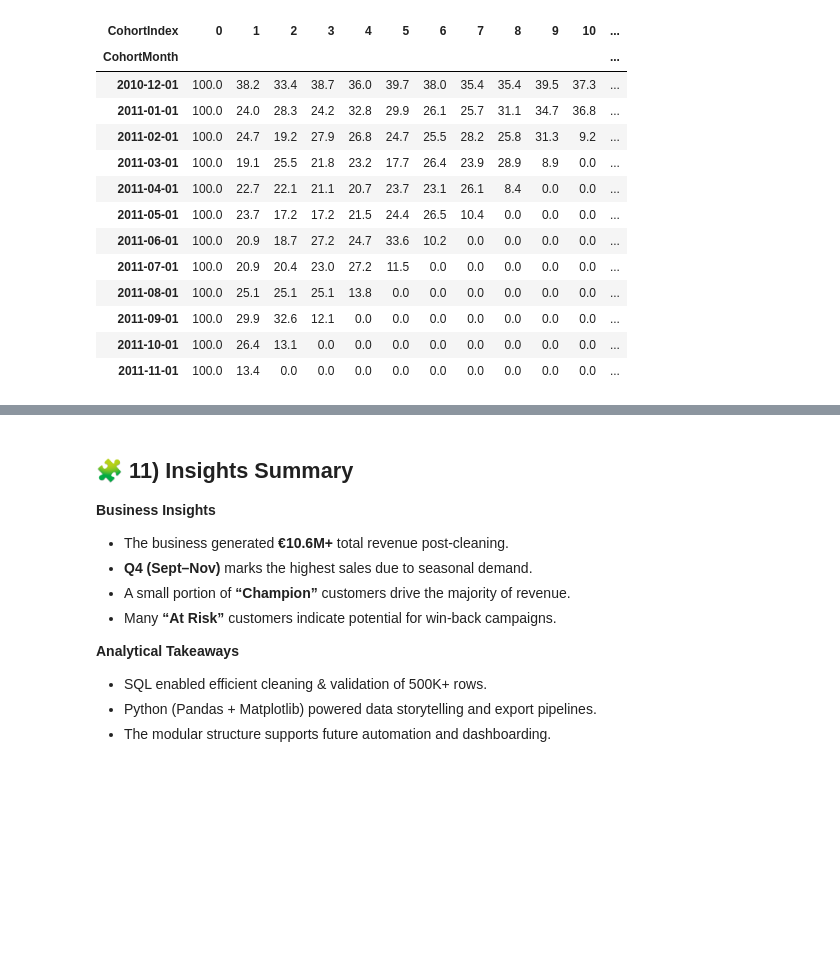
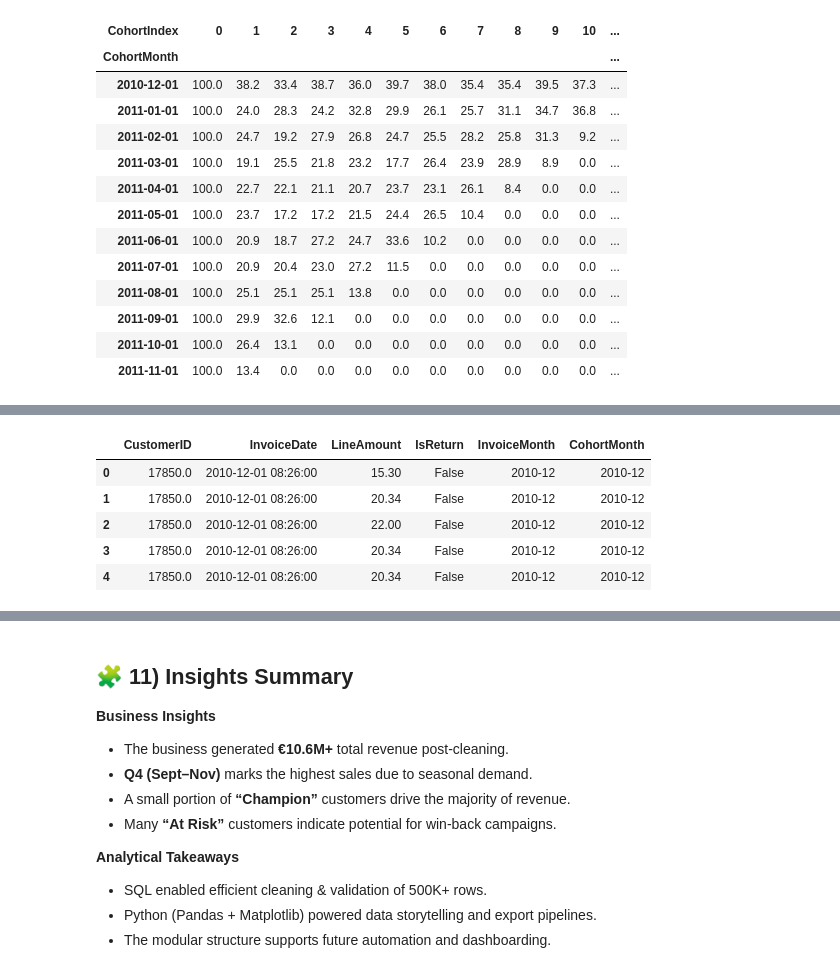
Before and after one commit to HuzeifKhan/Ecommerce-Finance-Analytics-Portfolio, a Jupyter notebook: 03_Analysis/ecommerce_analysis.ipynb, the cells around one changed output, grey strips where cells are left out. Cells and saved outputs as stored; diff of their text form; code cells hidden in the pictures; blank space fills up the shorter version.

```diff
--- a/03_Analysis/ecommerce_analysis.ipynb
+++ b/03_Analysis/ecommerce_analysis.ipynb
@@ -785,0 +815,15 @@ Retention preview (%):
+# %%
+# Extract invoice month
+tx["InvoiceMonth"] = tx["InvoiceDate"].dt.to_period("M")
+
+# Get each customer's cohort (first purchase month)
+tx["CohortMonth"] = tx.groupby("CustomerID")["InvoiceMonth"].transform("min")
+
+tx.head()
+# %% [output]
+|  | CustomerID | InvoiceDate | LineAmount | IsReturn | InvoiceMonth | CohortMonth |
+| 0 | 17850.0 | 2010-12-01 08:26:00 | 15.30 | False | 2010-12 | 2010-12 |
+| 1 | 17850.0 | 2010-12-01 08:26:00 | 20.34 | False | 2010-12 | 2010-12 |
+| 2 | 17850.0 | 2010-12-01 08:26:00 | 22.00 | False | 2010-12 | 2010-12 |
+| 3 | 17850.0 | 2010-12-01 08:26:00 | 20.34 | False | 2010-12 | 2010-12 |
+| 4 | 17850.0 | 2010-12-01 08:26:00 | 20.34 | False | 2010-12 | 2010-12 |
```
Also changed, not shown: parts of 7 cells of this notebook, 1 other file.
